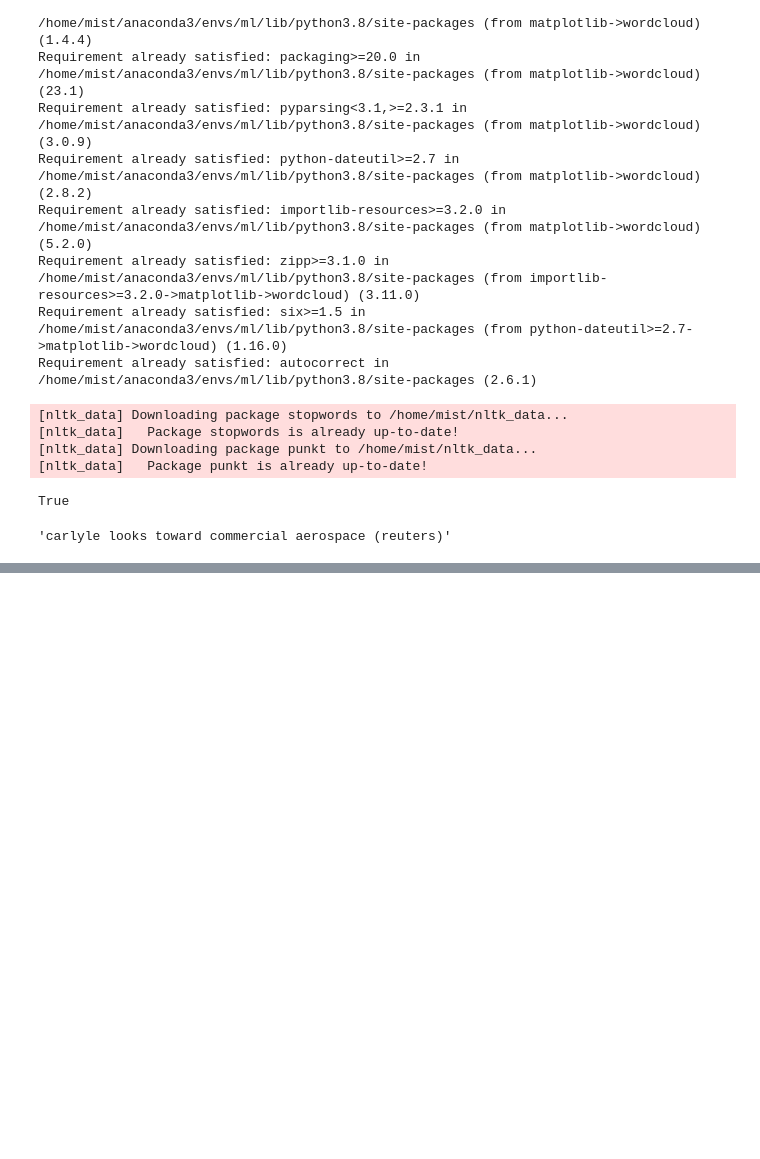
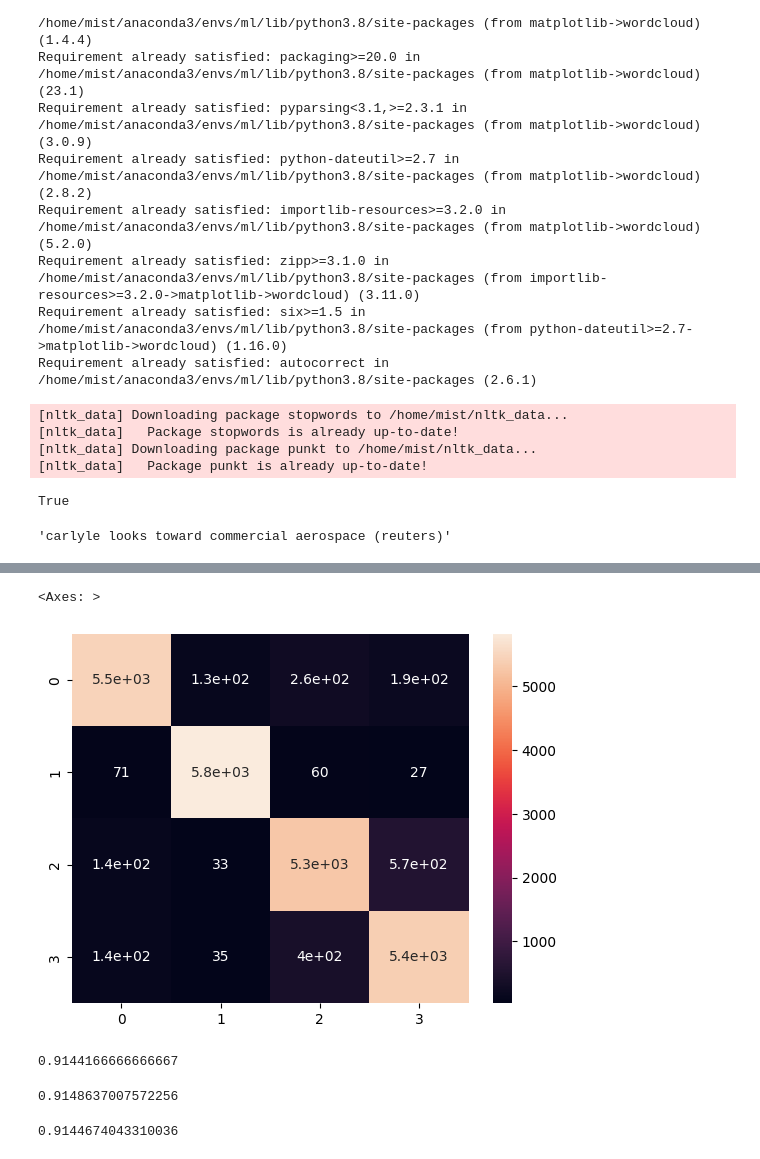
Before and after one commit to YuvrajSingh-mist/News_Multiclass_Category_Classifier, a Jupyter notebook: News_Classification_Multilabel.ipynb, the cells around one changed output, grey strips where cells are left out. Drawn from its saved outputs; the diff is of its cells as text; code cells hidden in the pictures; blank space fills up the shorter version.

Commit message:
Added initial structure of the DL Model

```diff
--- a/News_Classification_Multilabel.ipynb
+++ b/News_Classification_Multilabel.ipynb
@@ -474,0 +705,4 @@ model.add(Dense(4, activation='sigmoid'))
+# %%
+model.compile(optimizer='adam', metrics=['accuracy'], loss = 'sparse_categorical_crossentropy')
+# %%
+history = model.fit(X_train, y_train, epochs=1000, batch_size=128, validation_data = (X_test, y_test), callbacks=callback)
@@ -474,0 +736,2 @@ model.add(Dense(4, activation='sigmoid'))
+# %%
+y_pred = model.predict([X_test], 1024)
@@ -474,0 +740,2 @@ model.add(Dense(4, activation='sigmoid'))
+# %%
+y_pred = y_pred.argmax(axis=1)
@@ -474,0 +765,7 @@ model.add(Dense(4, activation='sigmoid'))
+# %%
+import seaborn as sns
+matrix = confusion_matrix(y_test,y_pred)
+sns.heatmap(matrix , annot=True)
+# %% [output]
+<Axes: >
+[figure, added]
@@ -474,0 +777,12 @@ model.add(Dense(4, activation='sigmoid'))
+# %%
+accuracy
+# %% [output]
+0.9144166666666667
+# %%
+precision
+# %% [output]
+0.9148637007572256
+# %%
+recall
+# %% [output]
+0.9144674043310036
```
Also changed, not shown: parts of 70 cells of this notebook.
